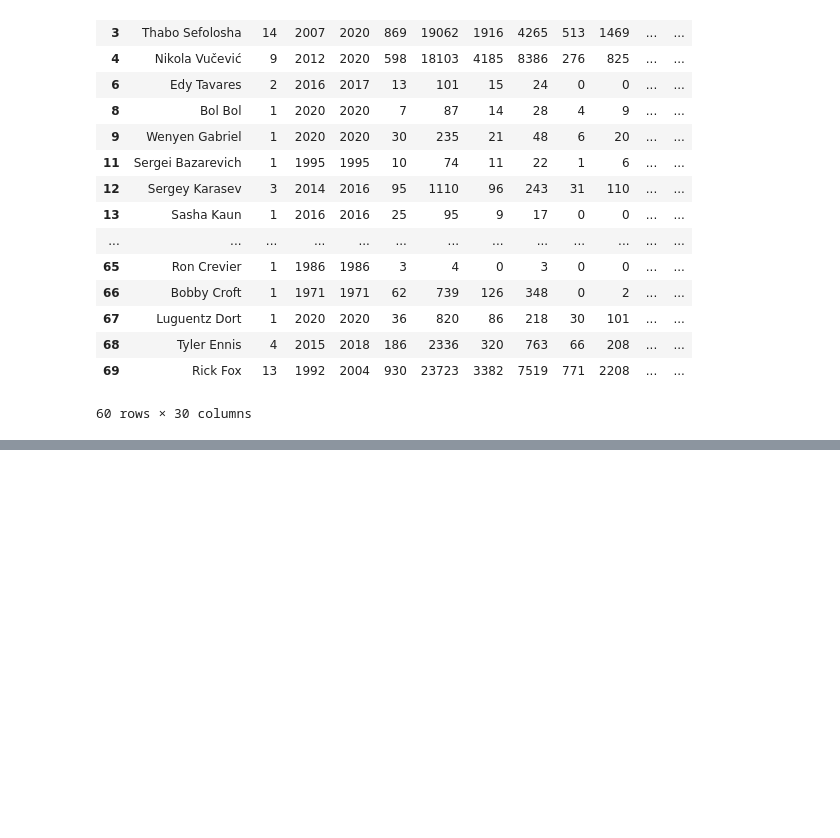
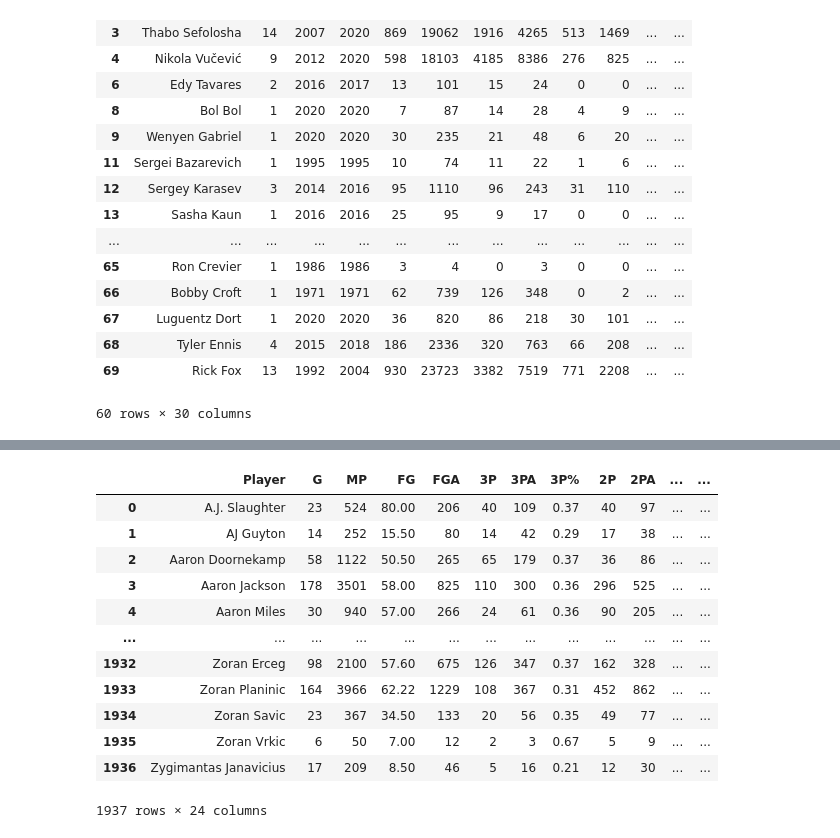
Before and after one commit to robsavage619/euroleague, a Jupyter notebook: exploration.ipynb, the cells around one changed output, grey strips where cells are left out. Cells and saved outputs as stored; diff of their text form; code cells hidden in the pictures; blank space fills up the shorter version.

```diff
--- a/exploration.ipynb
+++ b/exploration.ipynb
@@ -83,0 +174,17 @@ df.head(60)
+# %%
+euro_calc = euro_calc.round({'FG': 2, '3P%': 2, 'FT%': 2, '2P%': 2, 'eFG%': 2})
+euro_calc
+# %% [output]
+|  | Player | G | MP | FG | FGA | 3P | 3PA | 3P% | 2P | 2PA | ... | ... |
+| 0 | A.J. Slaughter | 23 | 524 | 80.00 | 206 | 40 | 109 | 0.37 | 40 | 97 | ... | ... |
+| 1 | AJ Guyton | 14 | 252 | 15.50 | 80 | 14 | 42 | 0.29 | 17 | 38 | ... | ... |
+| 2 | Aaron Doornekamp | 58 | 1122 | 50.50 | 265 | 65 | 179 | 0.37 | 36 | 86 | ... | ... |
+| 3 | Aaron Jackson | 178 | 3501 | 58.00 | 825 | 110 | 300 | 0.36 | 296 | 525 | ... | ... |
+| 4 | Aaron Miles | 30 | 940 | 57.00 | 266 | 24 | 61 | 0.36 | 90 | 205 | ... | ... |
+| ... | ... | ... | ... | ... | ... | ... | ... | ... | ... | ... | ... | ... |
+| 1932 | Zoran Erceg | 98 | 2100 | 57.60 | 675 | 126 | 347 | 0.37 | 162 | 328 | ... | ... |
+| 1933 | Zoran Planinic | 164 | 3966 | 62.22 | 1229 | 108 | 367 | 0.31 | 452 | 862 | ... | ... |
+| 1934 | Zoran Savic | 23 | 367 | 34.50 | 133 | 20 | 56 | 0.35 | 49 | 77 | ... | ... |
+| 1935 | Zoran Vrkic | 6 | 50 | 7.00 | 12 | 2 | 3 | 0.67 | 5 | 9 | ... | ... |
+| 1936 | Zygimantas Janavicius | 17 | 209 | 8.50 | 46 | 5 | 16 | 0.21 | 12 | 30 | ... | ... |
+1937 rows × 24 columns
```
Also changed, not shown: parts of 5 cells of this notebook, 43 other files.
